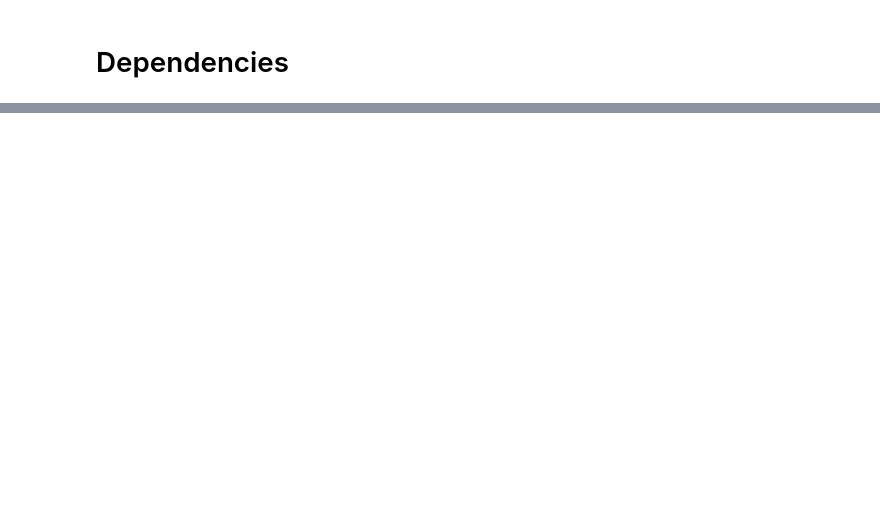
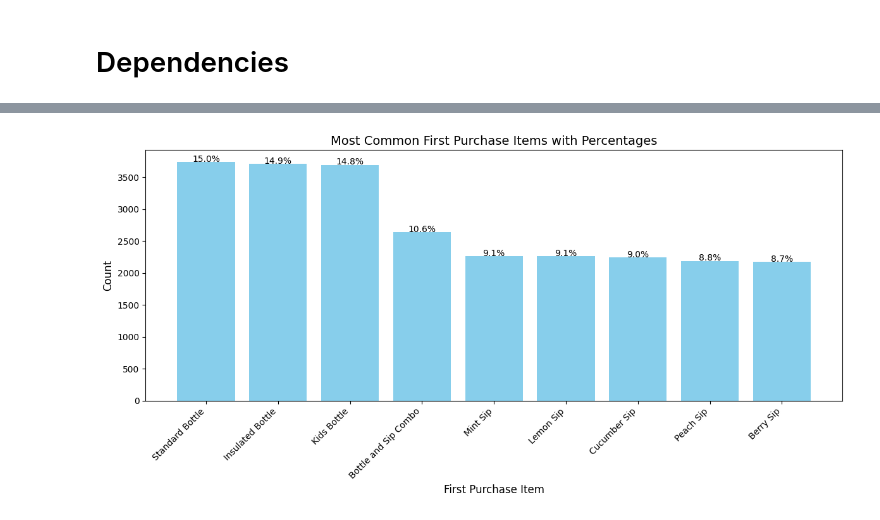
Before and after one commit to bhuggard/CirkulAssesment, a Jupyter notebook: exploration.ipynb, the cells around one changed output, grey strips where cells are left out. Cells and saved outputs as stored; diff of their text form; code cells hidden in the pictures; blank space fills up the shorter version.

```diff
--- a/exploration.ipynb
+++ b/exploration.ipynb
@@ -39,0 +215,33 @@ cleaned
+# %%
+#percentages
+total_first_purchases = most_common_first_purchases['Count'].sum()
+most_common_first_purchases['Percentage'] = (
+    most_common_first_purchases['Count'] / total_first_purchases * 100
+)
+
+#Bar Chart Synthesis
+plt.figure(figsize=(12, 6))
+bars = plt.bar(
+    most_common_first_purchases['First Purchase Item'],
+    most_common_first_purchases['Count'],
+    color='skyblue'
+)
+
+#Annotations
+for bar, percentage in zip(bars, most_common_first_purchases['Percentage']):
+    plt.text(
+        bar.get_x() + bar.get_width() / 2,
+        bar.get_height() + 1,
+        f"{percentage:.1f}%",
+        ha='center',
+        fontsize=10
+    )
+
+plt.title('Most Common First Purchase Items with Percentages', fontsize=14)
+plt.xlabel('First Purchase Item', fontsize=12)
+plt.ylabel('Count', fontsize=12)
+plt.xticks(rotation=45, ha='right')
+plt.tight_layout()
+plt.show()
+# %% [output]
+[figure, added]
```
Also changed, not shown: parts of 34 cells of this notebook, 10 other files.
